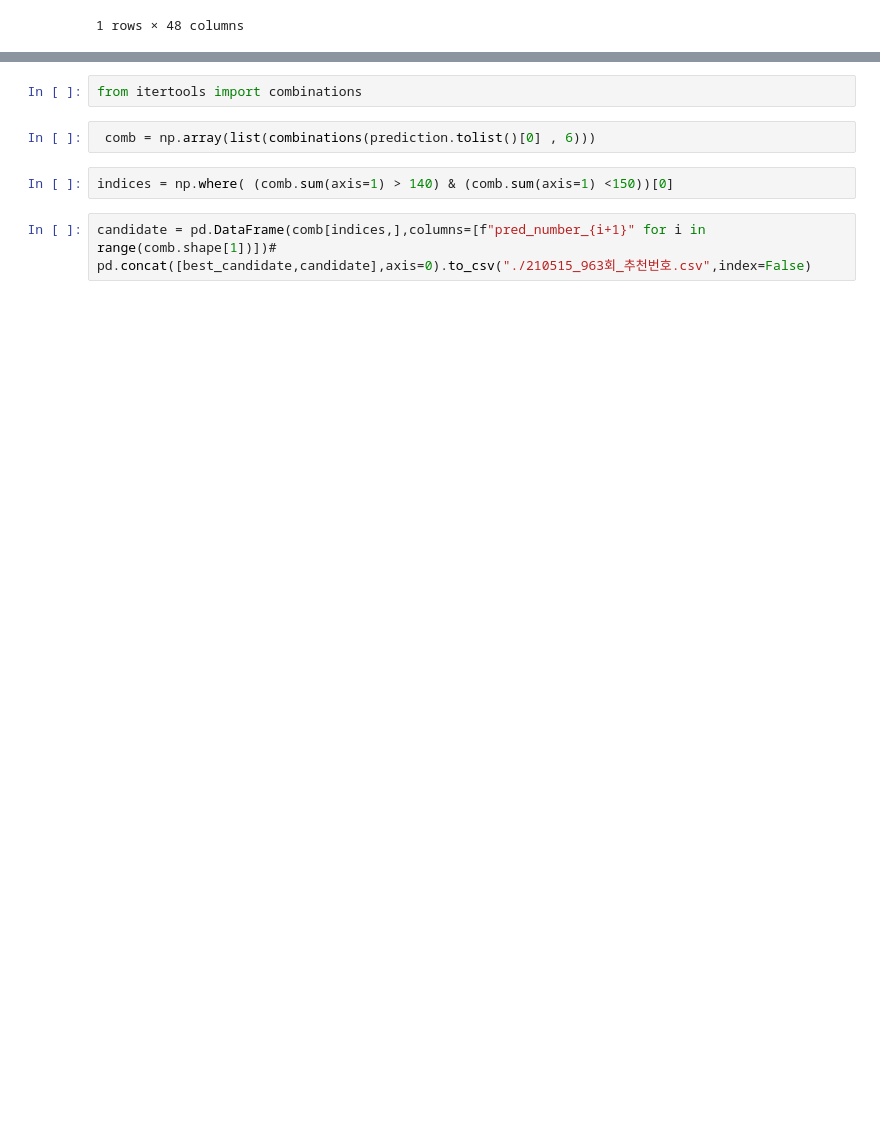
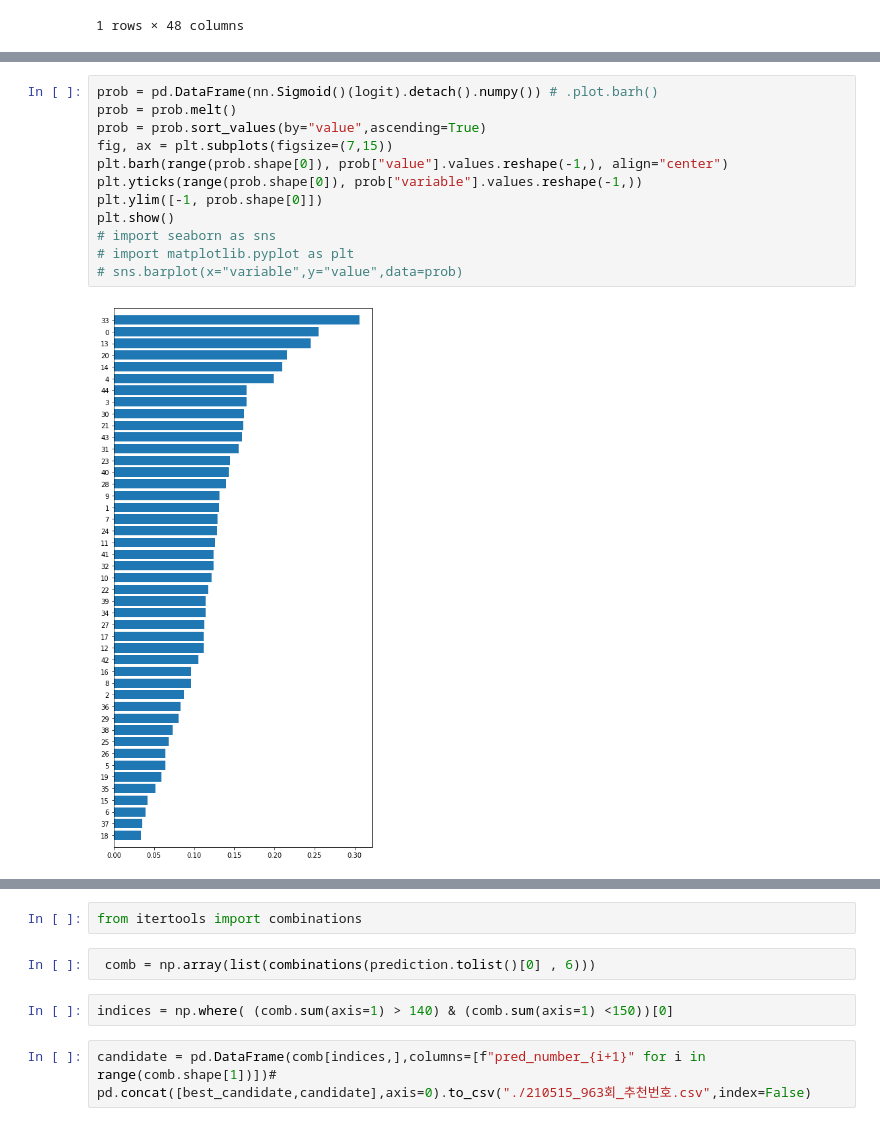
Before and after one commit to sungreong/Lottery_DH, a Jupyter notebook: SL_MultiLabel.ipynb, the cells around one changed output, grey strips where cells are left out. Drawn from its saved outputs; the diff is of its cells as text; blank space fills up the shorter version.

```diff
--- a/SL_MultiLabel.ipynb
+++ b/SL_MultiLabel.ipynb
@@ -437,0 +440,14 @@ best_candidate
+# %%
+prob = pd.DataFrame(nn.Sigmoid()(logit).detach().numpy()) # .plot.barh()
+prob = prob.melt()
+prob = prob.sort_values(by="value",ascending=True)
+fig, ax = plt.subplots(figsize=(7,15))
+plt.barh(range(prob.shape[0]), prob["value"].values.reshape(-1,), align="center")
+plt.yticks(range(prob.shape[0]), prob["variable"].values.reshape(-1,))
+plt.ylim([-1, prob.shape[0]])
+plt.show()
+# import seaborn as sns
+# import matplotlib.pyplot as plt
+# sns.barplot(x="variable",y="value",data=prob)
+# %% [output]
+[figure, added]
```
Also changed, not shown: parts of 9 cells of this notebook, 2 other files.
